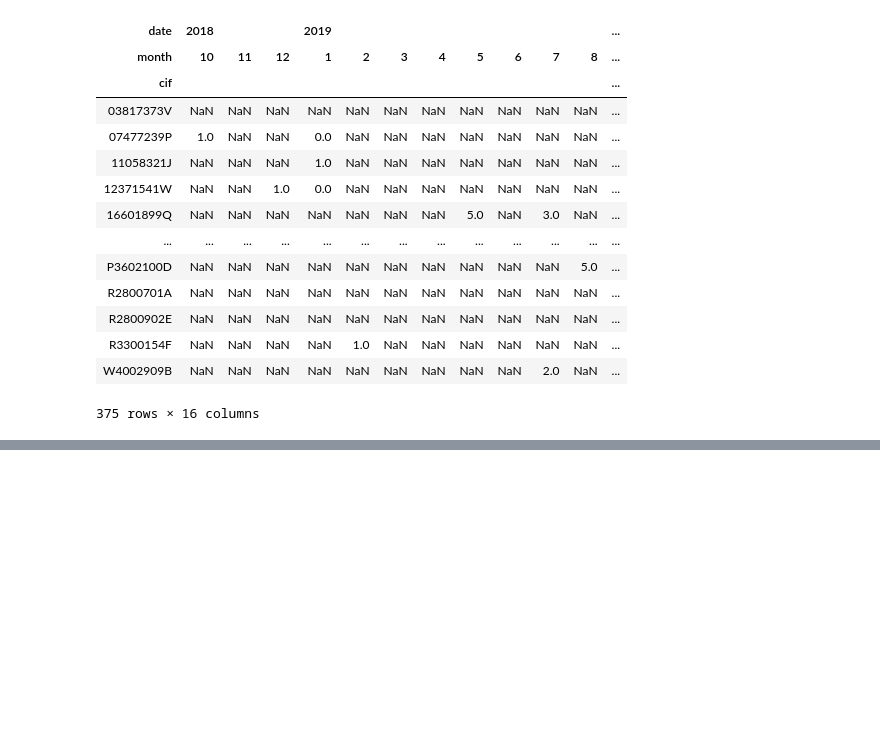
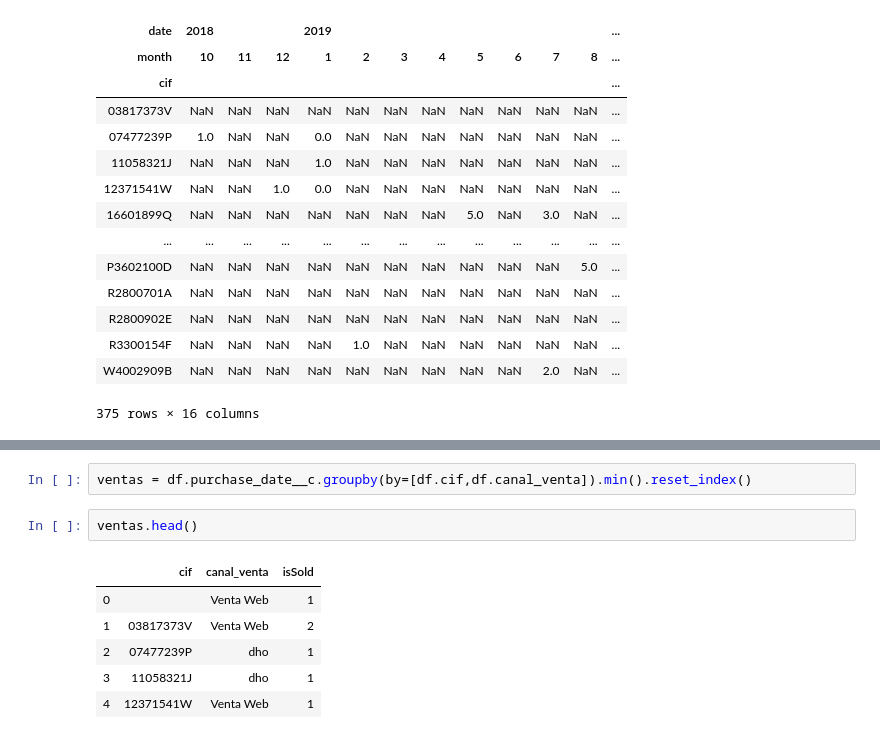
Before and after one commit to mariaadradosr/PyCartera, a Jupyter notebook: ConnectPG.ipynb, the cells around one changed output, grey strips where cells are left out. Saved outputs shown, nothing was run; the diff lists cells and outputs as text; blank space fills up the shorter version.

```diff
--- a/ConnectPG.ipynb
+++ b/ConnectPG.ipynb
@@ -604,0 +690,11 @@ y.cum
+# %%
+ventas = df.purchase_date__c.groupby(by=[df.cif,df.canal_venta]).min().reset_index()
+# %%
+ventas.head()
+# %% [output]
+|  | cif | canal_venta | isSold |
+| 0 |  | Venta Web | 1 |
+| 1 | 03817373V | Venta Web | 2 |
+| 2 | 07477239P | dho | 1 |
+| 3 | 11058321J | dho | 1 |
+| 4 | 12371541W | Venta Web | 1 |
```
Also changed, not shown: parts of 7 cells of this notebook, 3 other files.
